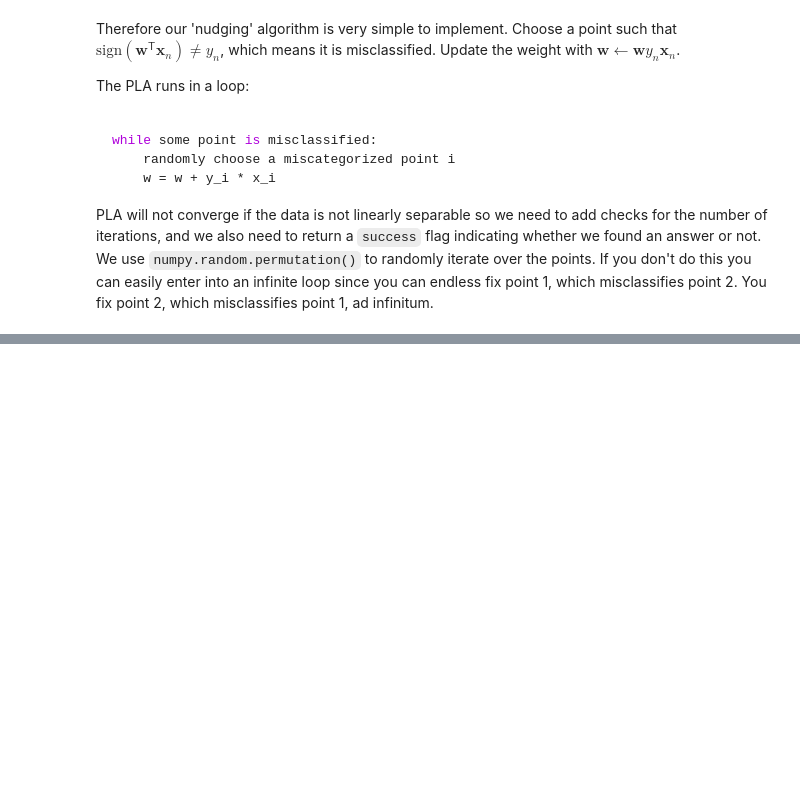
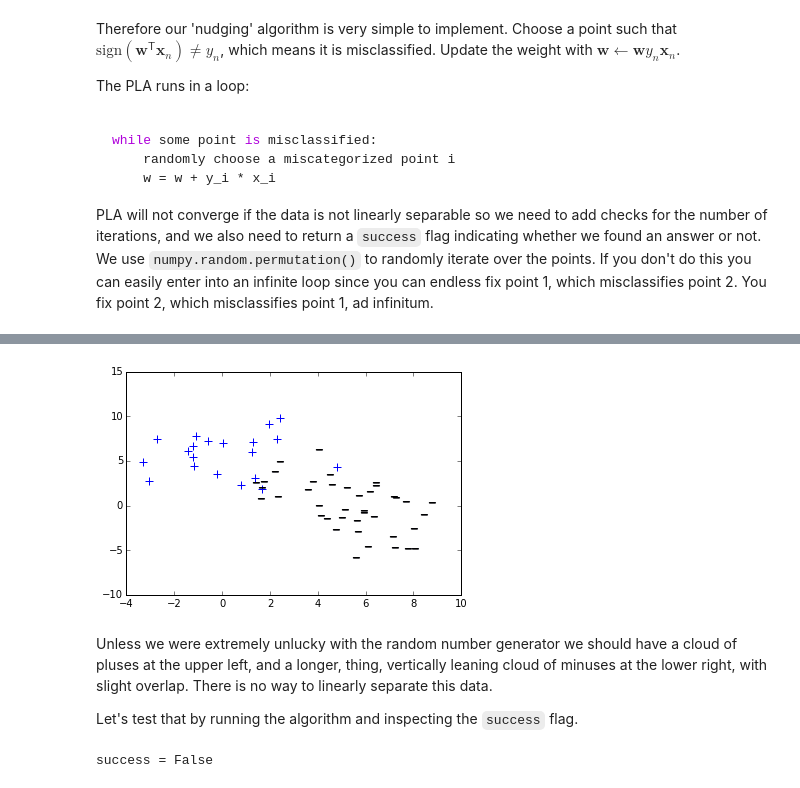
Before and after one commit to rlabbe/tutorials, a Jupyter notebook: Perceptron Learning Algorithm.ipynb, the cells around one changed output, grey strips where cells are left out. Drawn from its saved outputs; the diff is of its cells as text; code cells hidden in the pictures; blank space fills up the shorter version.

Commit message:
Added pocket PLA and linear regression.

```diff
--- a/Perceptron Learning Algorithm.ipynb
+++ b/Perceptron Learning Algorithm.ipynb
@@ -281,0 +290,23 @@ numer of iterations 182
+# %%
+def make_near_separable_data():
+    d1 = np.random.multivariate_normal((0,5), ((4, 0), (0, 5)), 20)
+    d2 = np.random.multivariate_normal((5, 0), ((4, -3.5), (-3.5, 7)), 40)
+
+    data = np.vstack((d1, d2))
+    y = np.array([1]*20 + [-1]*40)
+    return data, y
+
+ns_data, ns_y = make_near_separable_data()
+plot_costs (ns_data[:, 0], ns_data[:, 1], ns_y)
+# %% [output]
+[figure, added]
+# %% [markdown]
+Unless we were extremely unlucky with the random number generator we should have a cloud of pluses at the upper left, and a longer, thing, vertically leaning cloud of minuses at the lower right, with slight overlap. There is no way to linearly separate this data.
+
+Let's test that by running the algorithm and inspecting the `success` flag.
+# %%
+ns_xs = np.c_[np.ones(len(ns_y)), ns_data]
+ns_weights, success, iters = PLA(ns_xs, ns_y, max_iters=5000)
+print('success =', success)
+# %% [output]
+success = False
```
Also changed, not shown: parts of 11 cells of this notebook.
